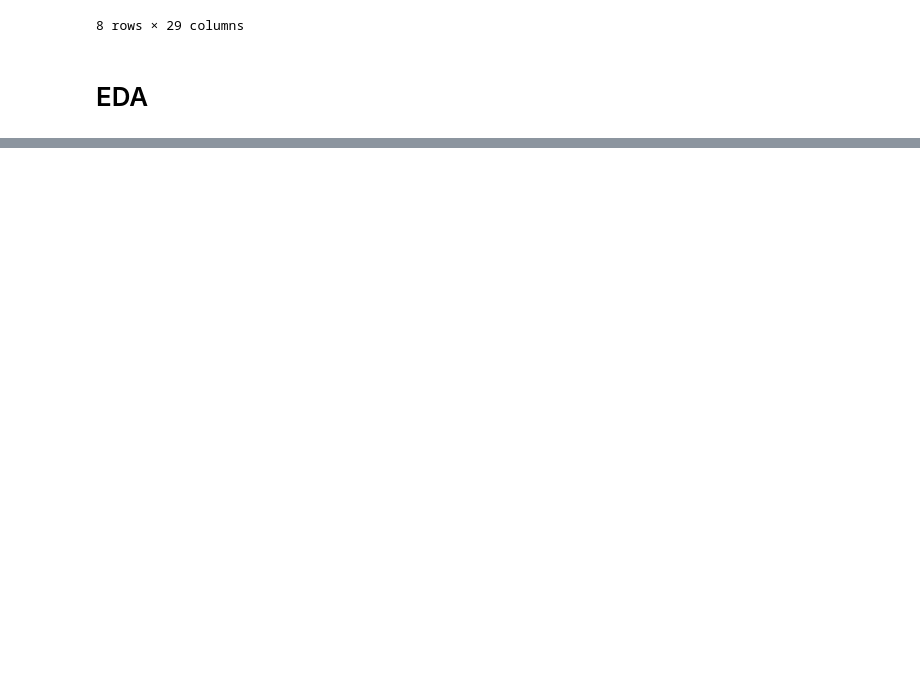
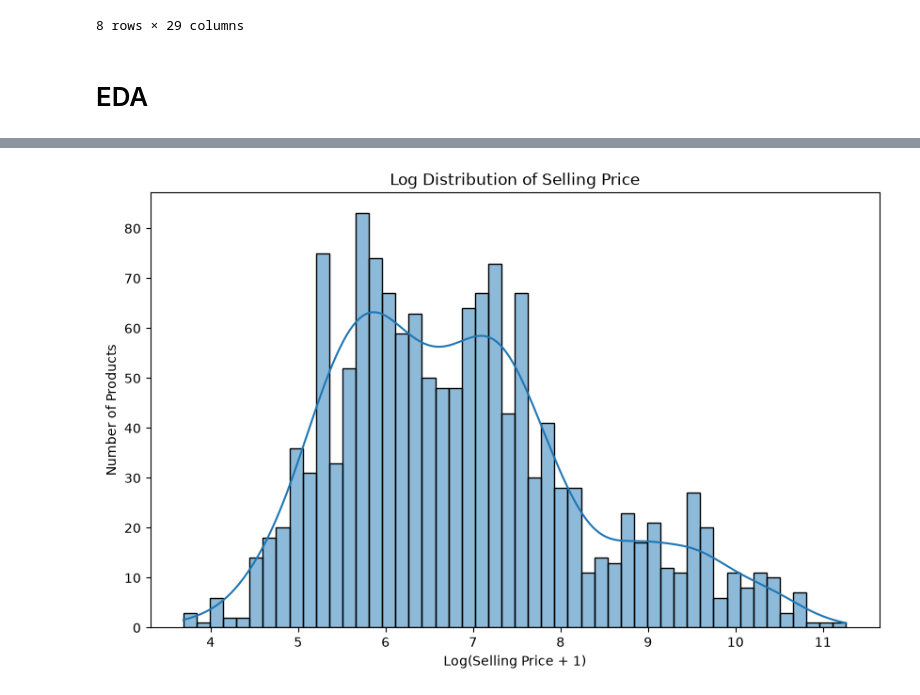
Before and after one commit to ayushranjan828/Amazon-Product-Sales-Analysis-Prediction-Forecasting, a Jupyter notebook: Notebook2.ipynb, the cells around one changed output, grey strips where cells are left out. Drawn from its saved outputs; the diff is of its cells as text; code cells hidden in the pictures; blank space fills up the shorter version.

```diff
--- a/Notebook2.ipynb
+++ b/Notebook2.ipynb
@@ -154,0 +176,18 @@ data.describe().round(3)
+# %%
+# Because prices are highly skewed, you can also use a log scale
+
+plt.figure(figsize=(10, 6))
+
+sns.histplot(
+    np.log1p(data['selling_price_inr']),
+    bins=50,
+    kde=True
+)
+
+plt.title("Log Distribution of Selling Price")
+plt.xlabel("Log(Selling Price + 1)")
+plt.ylabel("Number of Products")
+
+plt.show()
+# %% [output]
+[figure, added]
```
Also changed, not shown: parts of 38 cells of this notebook.
